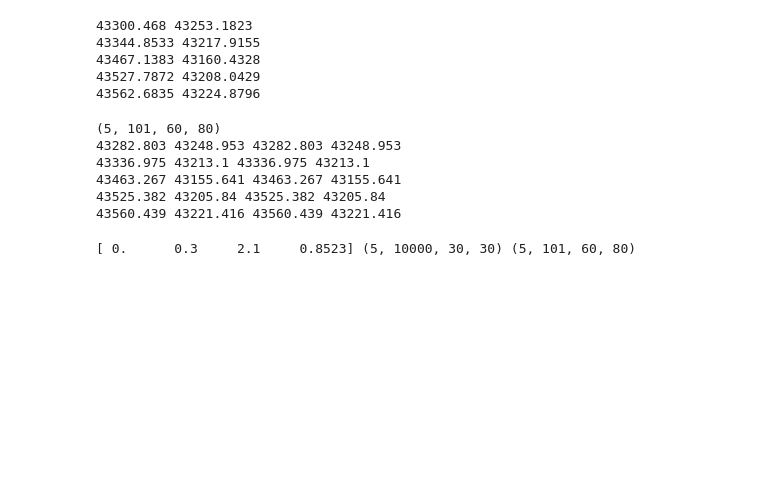
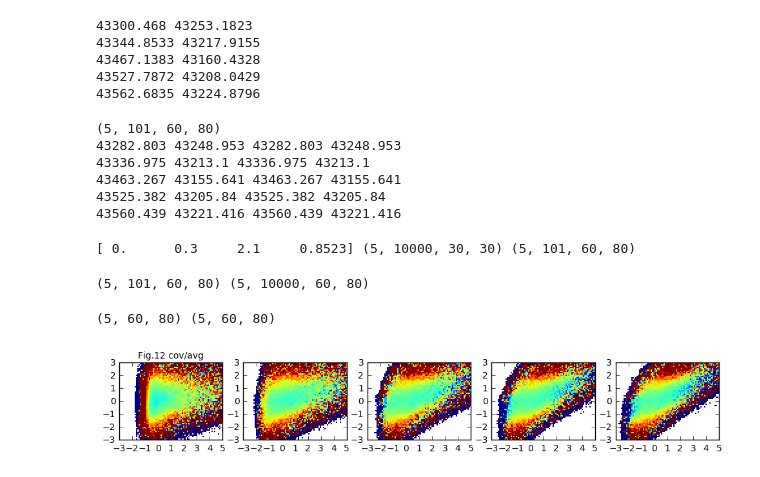
Before and after one commit to liuxx479/PDFs, a Jupyter notebook: PDFs.ipynb, the cells around one changed output. Cells and saved outputs as stored; diff of their text form; code cells hidden in the pictures; blank space fills up the shorter version.

```diff
--- a/PDFs.ipynb
+++ b/PDFs.ipynb
@@ -340,3 +363,24 @@ for i in range(5):
 print params[0], pdf2dI_cov.shape, pdf2debI.shape
 # %% [output]
 [ 0.      0.3     2.1     0.8523] (5, 10000, 30, 30) (5, 101, 60, 80)
+# %%
+pdf2dcovI = array([load('box5/output_eb_5000_s4/ALL_igalXicmb_2dpdf_%.1f_1.0_1.0.npy'
+                     %(iz)) for iz in z_source])
+# %%
+print pdf2debI.shape, pdf2dcovI.shape
+# %% [output]
+(5, 101, 60, 80) (5, 10000, 60, 80)
+# %%
+x1 = mean(pdf2dcovI,axis=1)
+x2 = pdf2debI[:,0,:,:]
+print x1.shape, x2.shape
+# %% [output]
+(5, 60, 80) (5, 60, 80)
+# %%
+f, axes = subplots(1,5,figsize=(12,3))
+for i in range(5):
+    axes[i].imshow(x2[i]/x1[i],vmin=0.9,vmax=1.1, origin='lower',interpolation='nearest',extent=[-3,5,-3,3])
+axes[0].set_title('Fig.12 cov/avg',fontsize=10)
+show()
+# %% [output]
+[figure, added]
```
Also changed, not shown: parts of 11 cells of this notebook.
